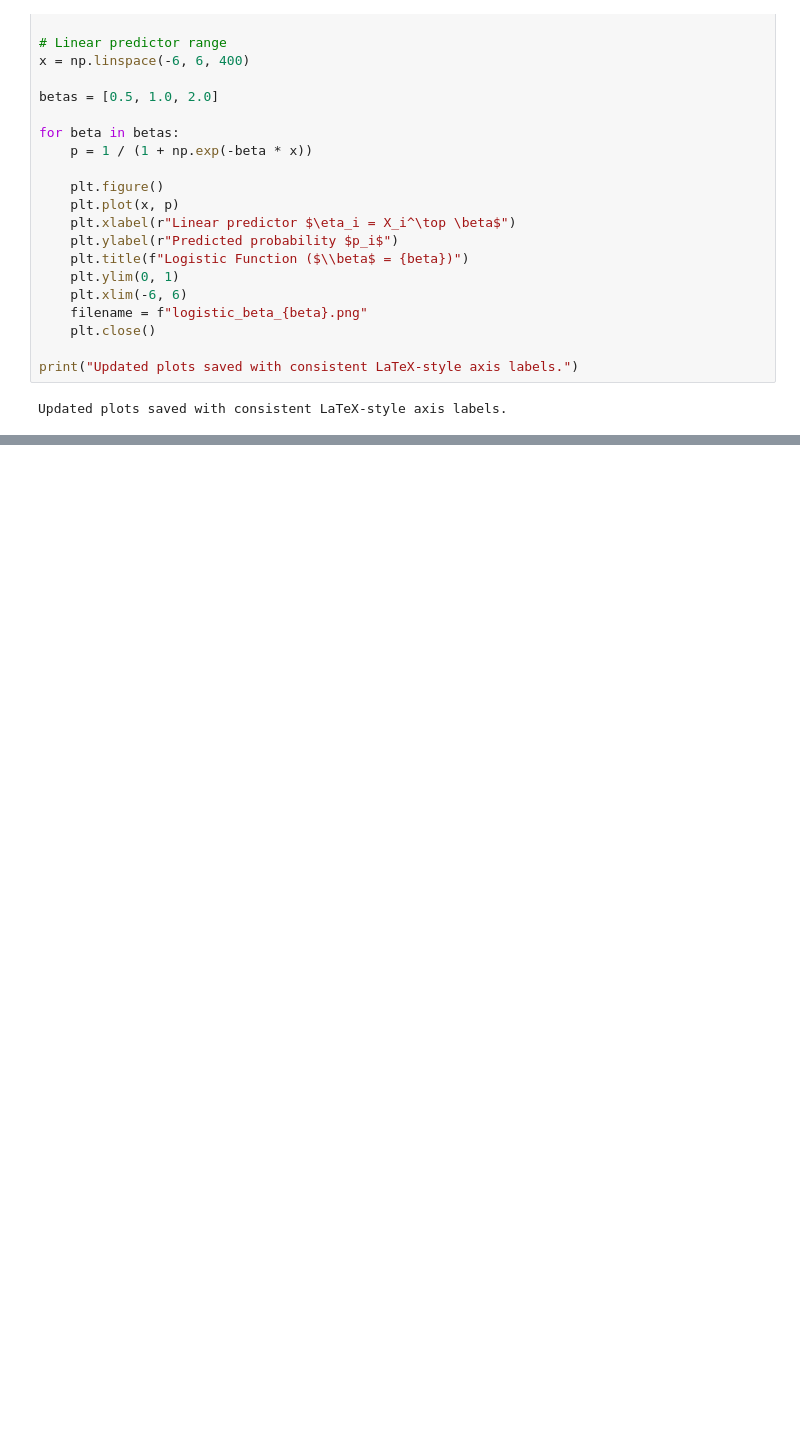
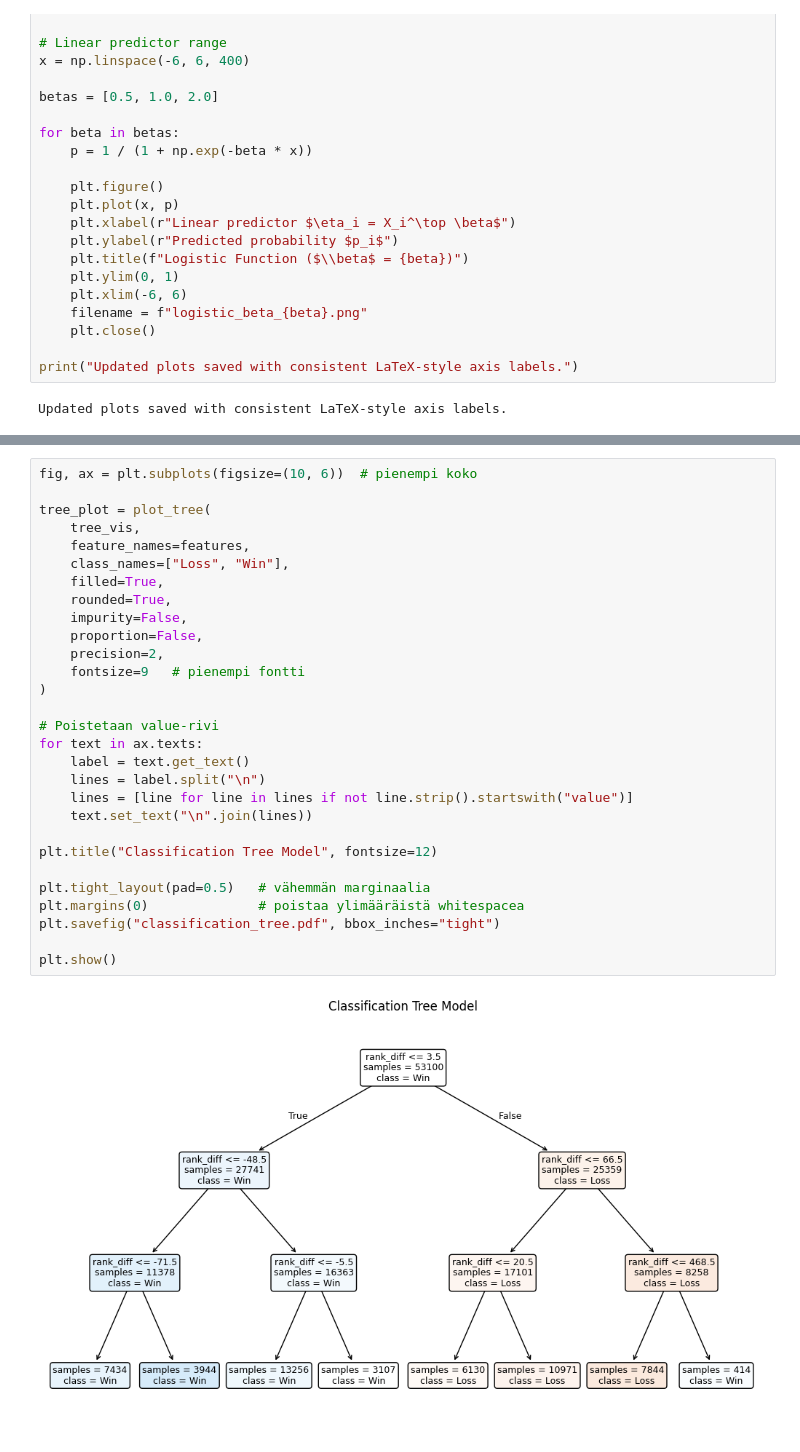
Before and after one commit to arttusokka/Predicting-ATP-matches-outcome, a Jupyter notebook: data_cleaning_preprocessing/graphs.ipynb, the cells around one changed output, grey strips where cells are left out. Drawn from its saved outputs; the diff is of its cells as text; blank space fills up the shorter version.

```diff
--- a/data_cleaning_preprocessing/graphs.ipynb
+++ b/data_cleaning_preprocessing/graphs.ipynb
@@ -60,0 +201,31 @@ FileNotFoundError: [Errno 2] No such file or directory: '/Users/arttusokka/Docum
+# %%
+fig, ax = plt.subplots(figsize=(10, 6))  # pienempi koko
+
+tree_plot = plot_tree(
+    tree_vis,
+    feature_names=features,
+    class_names=["Loss", "Win"],
+    filled=True,
+    rounded=True,
+    impurity=False,
+    proportion=False,
+    precision=2,
+    fontsize=9   # pienempi fontti
+)
+
+# Poistetaan value-rivi
+for text in ax.texts:
+    label = text.get_text()
+    lines = label.split("\n")
+    lines = [line for line in lines if not line.strip().startswith("value")]
+    text.set_text("\n".join(lines))
+
+plt.title("Classification Tree Model", fontsize=12)
+
+plt.tight_layout(pad=0.5)   # vähemmän marginaalia
+plt.margins(0)              # poistaa ylimääräistä whitespacea
+plt.savefig("classification_tree.pdf", bbox_inches="tight")
+
+plt.show()
+# %% [output]
+[figure, added]
```
Also changed, not shown: parts of 8 cells of this notebook, 16 other files.
